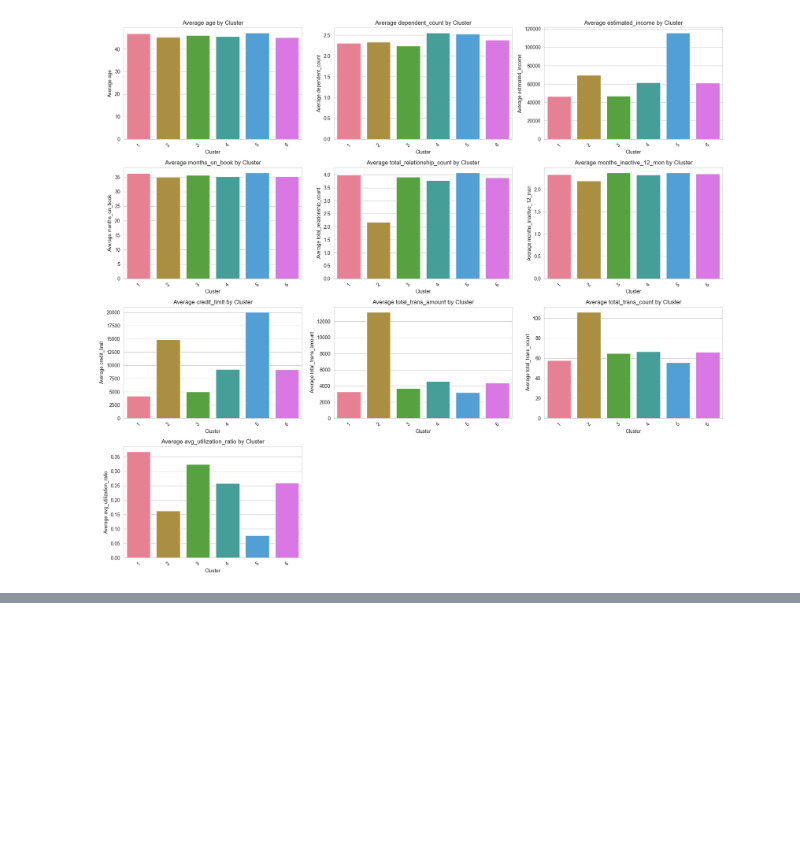
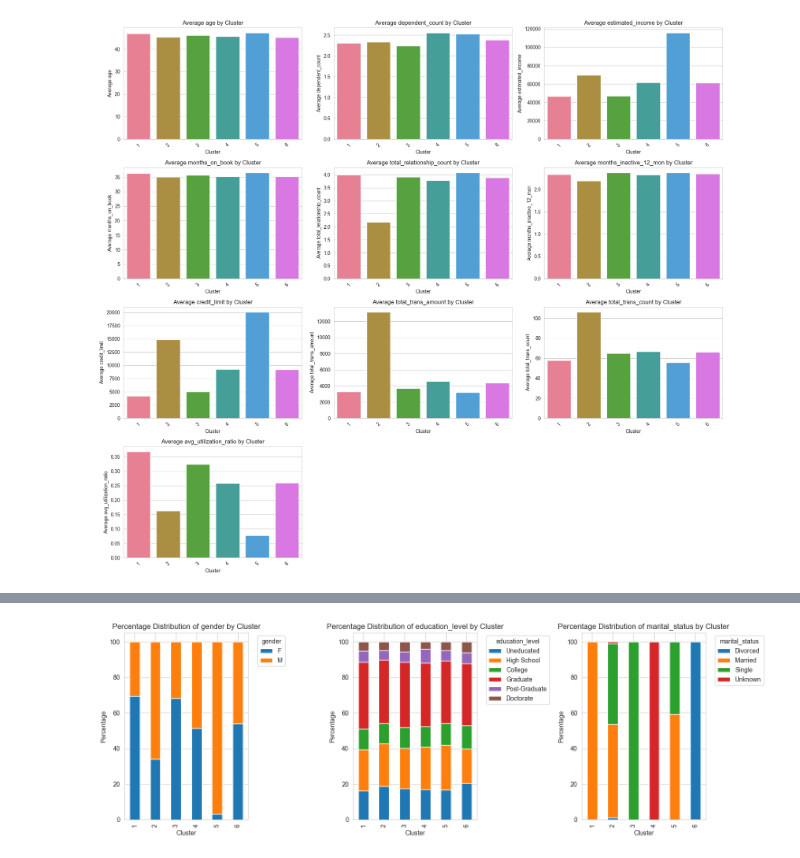
Before and after one commit to SJWallace/credit_card_segmentation, a Jupyter notebook: simple.ipynb, the cells around one changed output, grey strips where cells are left out. Drawn from its saved outputs; the diff is of its cells as text; code cells hidden in the pictures; blank space fills up the shorter version.

```diff
--- a/simple.ipynb
+++ b/simple.ipynb
@@ -312,0 +343,32 @@ plt.show()
+# %%
+# Calculate percentage distribution of categorical variables per cluster
+categorical_vars = customers.select_dtypes(include='object').columns
+num_cols = 3  # Define the number of columns for the plots
+num_rows = (len(categorical_vars) + num_cols - 1) // num_cols  # Calculate the number of rows needed
+
+plt.figure(figsize=(15, num_rows * 5))  # Adjust the figure size accordingly
+
+# Define custom order for 'education_level'
+education_order = ['Uneducated', 'High School', 'College', 'Graduate', 'Post-Graduate', 'Doctorate']
+
+for idx, cat_var in enumerate(categorical_vars, 1):
+    plt.subplot(num_rows, num_cols, idx)  # Arrange plots in a 3-column layout
+
+    # Reorder 'education_level' category if the current variable is 'education_level'
+    if cat_var == 'education_level':
+        ordered_customers = customers.copy()
+        ordered_customers['education_level'] = pd.Categorical(ordered_customers['education_level'], categories=education_order, ordered=True)
+        crosstab_result = pd.crosstab(ordered_customers['CLUSTER'], ordered_customers[cat_var], normalize='index') * 100
+    else:
+        crosstab_result = pd.crosstab(customers['CLUSTER'], customers[cat_var], normalize='index') * 100
+
+    crosstab_result.plot(kind='bar', stacked=True, ax=plt.gca())  # Use ax=plt.gca() for current subplot
+    plt.title(f'Percentage Distribution of {cat_var} by Cluster')
+    plt.xlabel('Cluster')
+    plt.ylabel('Percentage')
+    plt.legend(title=cat_var, bbox_to_anchor=(1.05, 1), loc='upper left')
+
+plt.tight_layout()  # Adjust the layout to prevent overlap
+plt.show()
+# %% [output]
+[figure, added]
```
Also changed, not shown: parts of 6 cells of this notebook.
